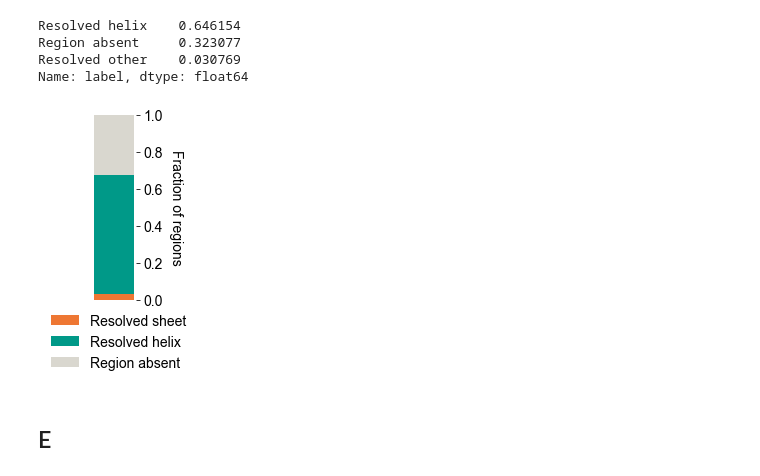
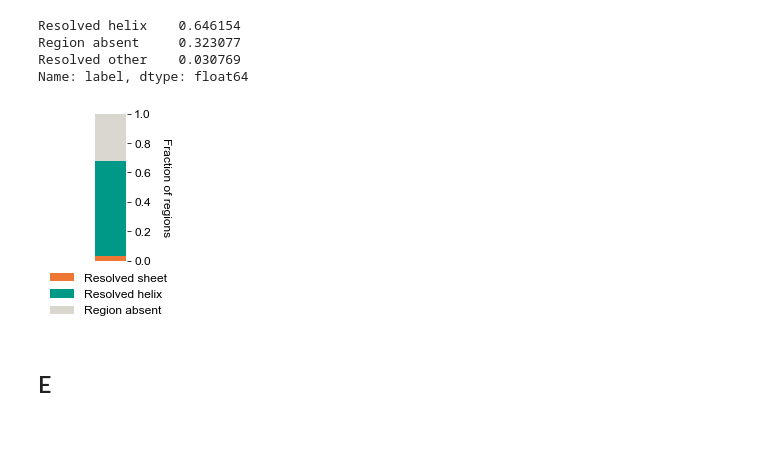
Before and after one commit to rosalindpan/hcrpaper, a Jupyter notebook: figures/Figure2.ipynb, the cells around one changed output. Cells and saved outputs as stored; diff of their text form; code cells hidden in the pictures; blank space fills up the shorter version.

```diff
--- a/figures/Figure2.ipynb
+++ b/figures/Figure2.ipynb
@@ -19,7 +19,7 @@ import matplotlib as mpl
 import matplotlib.pyplot as plt
 from matplotlib.lines import Line2D
 import seaborn as sns
-plt.rcParams.update({'font.size': 14})
+plt.rcParams.update({'font.size': 12})
 plt.rcParams['font.family'] = 'sans-serif'
 plt.rcParams['font.sans-serif'] = "Arial"
 
@@ -415,23 +414,23 @@ Region absent     0.323077
 Resolved other    0.030769
 Name: label, dtype: float64
 # %%
-fig, ax = plt.subplots(figsize=(0.8,3.4))
+fig, ax = plt.subplots(figsize=(0.6, 2.7))
 ax.bar(" ",region_label_freqs["Resolved other"], label = "Resolved sheet", color=cscheme["sheet"])
 ax.bar(" ",region_label_freqs["Resolved helix"], bottom=region_label_freqs["Resolved other"],
         label = "Resolved helix", color=cscheme["helix"])
 ax.bar(" ",region_label_freqs["Region absent"], bottom=region_label_freqs["Resolved helix"] + region_label_freqs["Resolved other"],
         label = "Region absent", color="#D9D7CF")
 ax.yaxis.set_label_position("right")
 ax.yaxis.tick_right()
 plt.ylim(0, np.sum(region_label_freqs))
-plt.legend(bbox_to_anchor=(2.4, -0.01), frameon=False)
+plt.legend(bbox_to_anchor=(2.5, -0.01), frameon=False)
 plt.ylabel("Fraction of regions", rotation=270, labelpad=20)
 plt.tick_params(bottom=False)
 plt.box(False)
 plt.savefig('./plots/Figure2D-right.png', dpi=300, bbox_inches = "tight")
 plt.show()
 # %% [output]
-[figure, old version]
+[figure, new version]
 # %% [markdown]
 ## E
 # %%
```
Also changed, not shown: parts of 4 cells of this notebook, 31 other files.
